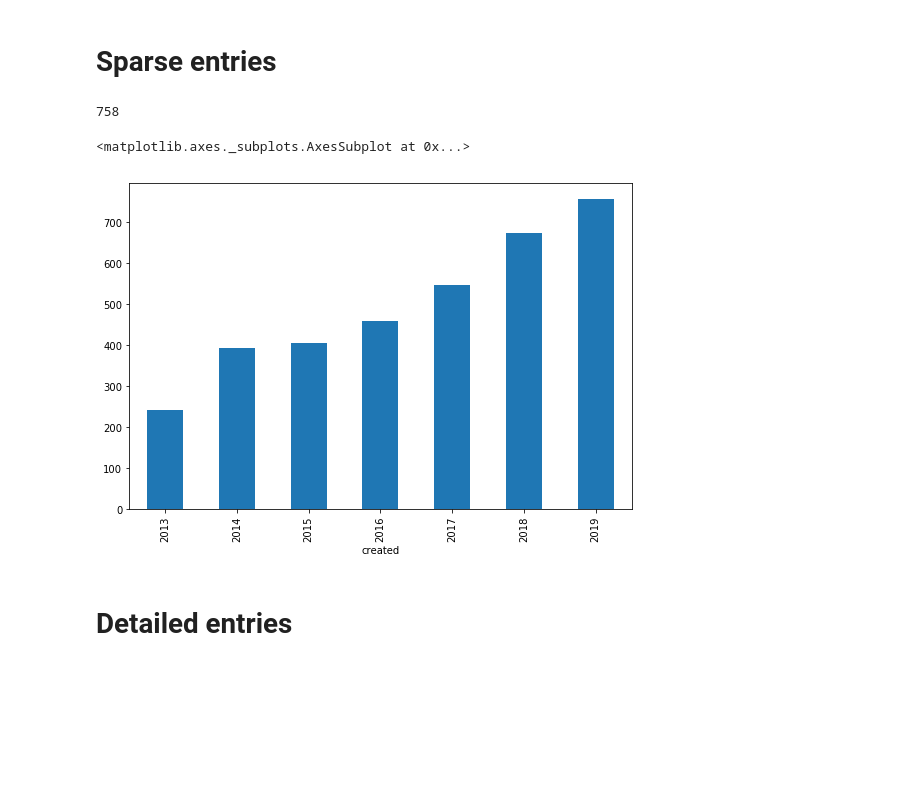
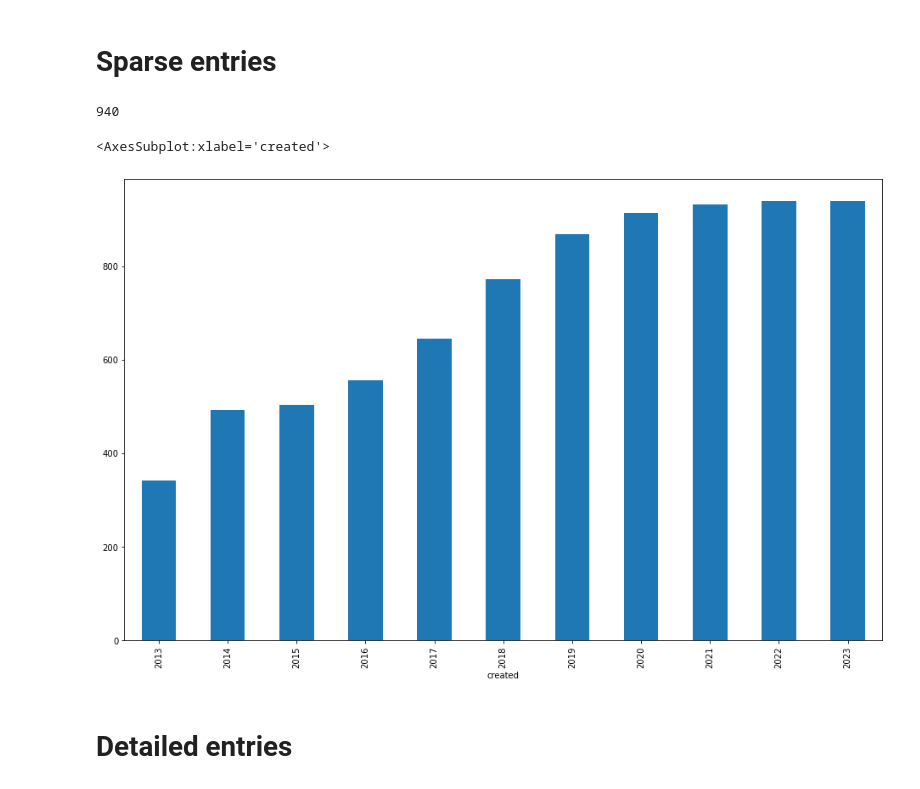
Before and after one commit to NEUBIAS/bise-core-ontology, a Jupyter notebook: quality-curation-queries.ipynb, the cells around one changed output. Saved outputs shown, nothing was run; the diff lists cells and outputs as text; code cells hidden in the pictures; blank space fills up the shorter version.

```diff
--- a/quality-curation-queries.ipynb
+++ b/quality-curation-queries.ipynb
@@ -31,19 +29,18 @@ Wall time: 3.17 s
 # %%
 %matplotlib inline
 
-#plt.figure(figsize=(16, 10))
-plt.figure(figsize=(9, 6))
+plt.figure(figsize=(16, 10))
 
 soft_dates = []
 date_query = """
 SELECT ?soft ?date WHERE {
-    ?soft a <http://biii.eu/node/software> .
+    ?soft a <http://biii.eu/software> .
     ?soft dc:created ?date .
 }
 """
 results = g.query(date_query, initNs=ns)
 for r in results:
-    soft_dates.append({'soft':r['soft'], 'created':r['date']})
+    soft_dates.append({'soft':str(r['soft']), 'created':str(r['date'])})
 
 print(len(soft_dates))
 
@@ -65,13 +62,13 @@ df2['soft'].cumsum().plot(kind='bar')
 #%%time
 %matplotlib inline
 
-#plt.figure(figsize=(16, 10))
-plt.figure(figsize=(9, 6))
+plt.figure(figsize=(16, 10))
+#plt.figure(figsize=(9, 6))
 
 soft_dates = []
 date_query = """
 SELECT DISTINCT ?soft ?date WHERE {
-    ?soft a <http://biii.eu/node/software> .
+    ?soft a <http://biii.eu/software> .
     ?soft dc:created ?date .
     ?soft dc:title ?title .
     ?soft rdfs:comment ?description .
@@ -84,37 +81,37 @@ SELECT DISTINCT ?soft ?date WHERE {
         || NOT EXISTS {?soft nb:openess ?lic_op}
         || NOT EXISTS {?soft nb:hasLicense ?lic}
         || NOT EXISTS {?soft nb:hasSupportedImageDimension ?dim}
         || NOT EXISTS {?soft nb:requires ?dep}
         || NOT EXISTS {?soft nb:hasProgrammingLanguage ?prog}
         || NOT EXISTS {?soft nb:hasPlatform ?plat}
         || NOT EXISTS {?soft nb:hasTopic ?topic}
         || NOT EXISTS {?soft nb:hasReferencePublication ?ref}
         || NOT EXISTS {?soft nb:hasDocumentation ?doc}
         || NOT EXISTS {?soft nb:hasComparison ?comp}
         || NOT EXISTS {?soft nb:hasDOI ?doi}
         || NOT EXISTS {?soft nb:hasUsageExample ?usag}
         || NOT EXISTS {?soft nb:hasTrainingMaterial ?train}
     )
 }
 """
 results = g.query(date_query, initNs=ns)
 for r in results:
-    soft_dates.append({'soft':r['soft'], 'created':r['date']})
+    soft_dates.append({'soft':str(r['soft']), 'created':str(r['date'])})
 
 print(len(soft_dates))
 df = pd.DataFrame(soft_dates)
 df["created"] = df["created"].astype("datetime64")
 
 #df2 = df.groupby([df["created"].dt.year, df["created"].dt.month]).count()
 df2 = df.groupby([df["created"].dt.year]).count()
 #df2
 
 df2['soft'].cumsum().plot(kind='bar')
 #df2['soft'].cumsum()
 # %% [output]
-758
+940
-<matplotlib.axes._subplots.AxesSubplot at 0x...>
+<AxesSubplot:xlabel='created'>
-[figure, old version]
+[figure, new version]
 # %% [markdown]
 # Detailed entries
 # %%
```
Also changed, not shown: parts of 5 cells of this notebook.
